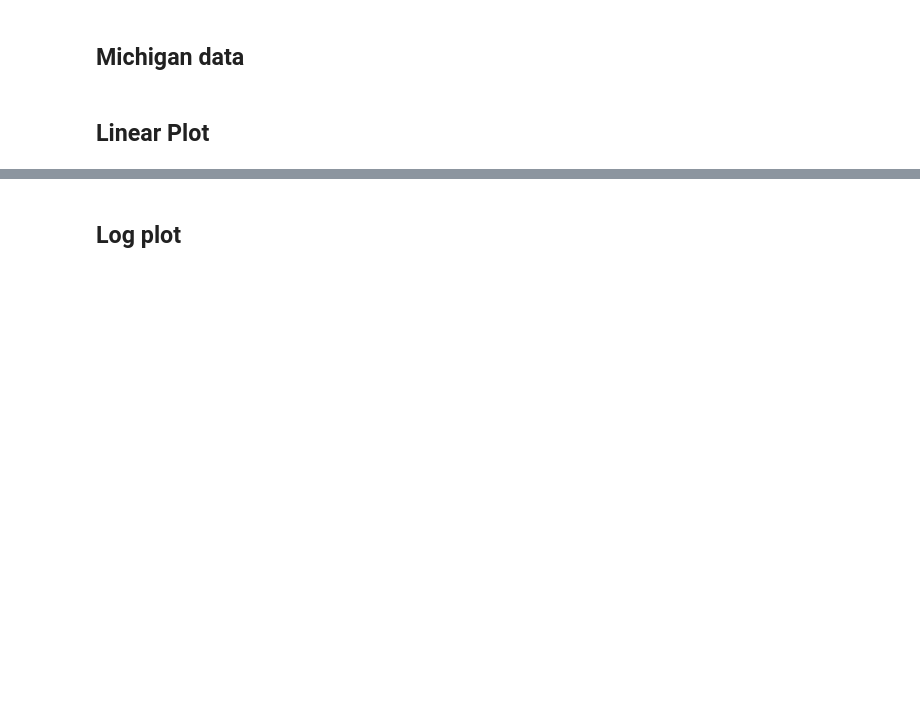
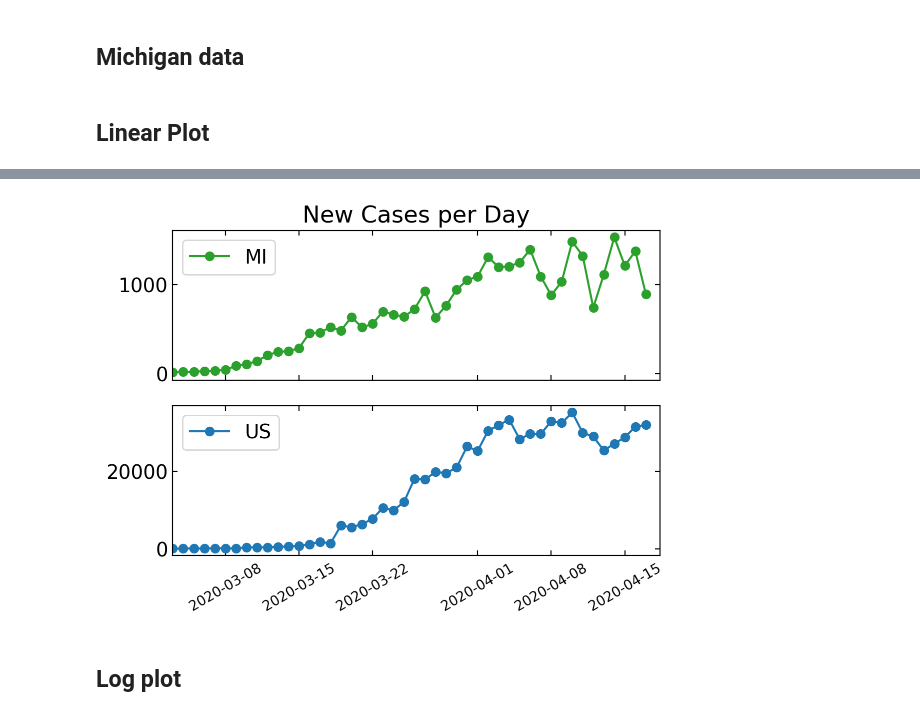
Before and after one commit to scbarton/COVID-19, a Jupyter notebook: Coronavirus COVID-19.ipynb, the cells around one changed output, grey strips where cells are left out. Drawn from its saved outputs; the diff is of its cells as text; code cells hidden in the pictures; blank space fills up the shorter version.

```diff
--- a/Coronavirus COVID-19.ipynb
+++ b/Coronavirus COVID-19.ipynb
@@ -42,6 +42,9 @@ date_string=df_US.columns[5:]
 dates=[ datetime.strptime(str(d), '%m/%d/%y') for d in date_string ]
 
 N_US=array(df_US.iloc[0,5:])
+# %%
+dN_US = diff(N_US)
+dN_US = pad(dN_US,(1,0), 'constant')
 # %% [markdown]
 ## Michigan data
 # %%
@@ -54,6 +57,9 @@ date_MI= array(df_MI['date'])
 date_MI=[ datetime.strptime(str(d), '%Y%m%d') for d in date_MI ]
 
 N_MI= array(df_MI['positive']+df_MI['death'])
+# %%
+dN_MI = -diff(N_MI)
+dN_MI = pad(dN_MI,(0,1), 'constant')
 # %% [markdown]
 ## Linear Plot
 # %%
@@ -78,3 +85,23 @@ show()
+# %%
+dstart = datetime(2020,3,3)
+
+fig,ax=subplots(2,1, sharex=True)
+
+sca(ax[0])
+plot_date(date_MI,dN_MI,'-o',c='C2')
+legend(['MI'], loc=2)
+title('New Cases per Day')
+
+sca(ax[1])
+plot_date(dates,dN_US,'-o')
+xlim(dstart, datetime.now())
+ax[1].xaxis.set_tick_params(rotation=30, labelsize=10)
+legend(['US'])
+
+tight_layout()
+show()
+# %% [output]
+[figure, added]
 # %% [markdown]
 ## Log plot
 # %%
```
Also changed, not shown: parts of 10 cells of this notebook.
